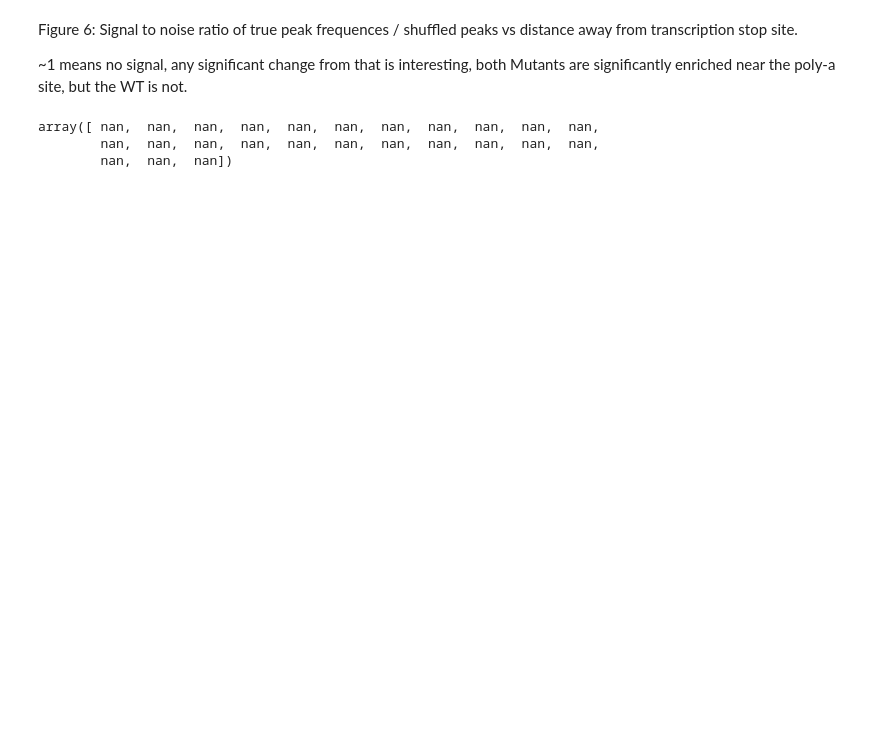
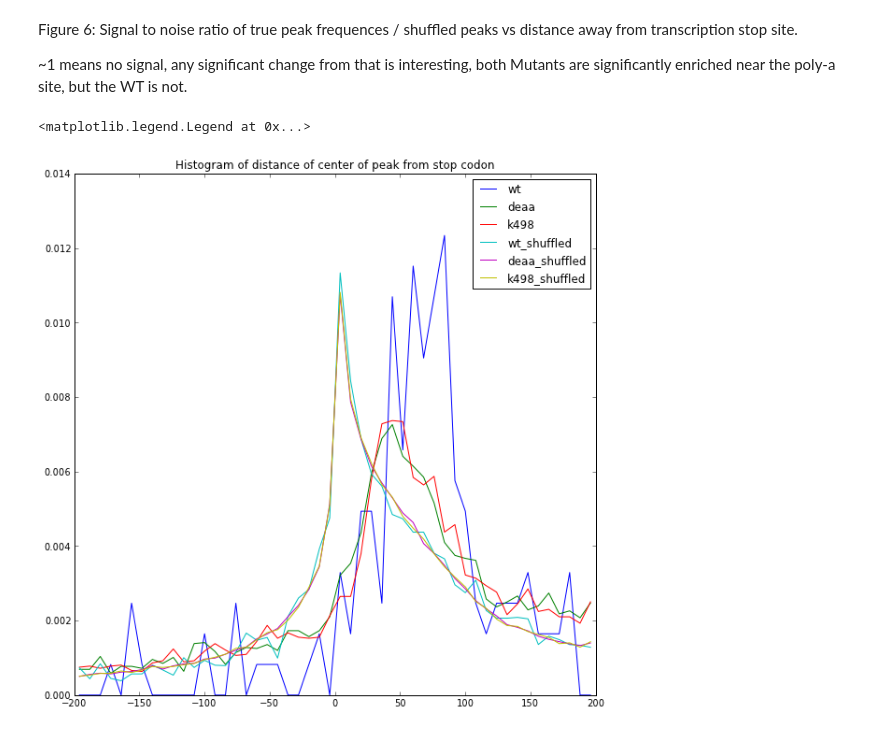
Before and after one commit to gpratt/iPython_Notebook, a Jupyter notebook: UPF1 Figure 1.ipynb, the cells around one changed output. Drawn from its saved outputs; the diff is of its cells as text; code cells hidden in the pictures; blank space fills up the shorter version.

```diff
--- a/UPF1 Figure 1.ipynb
+++ b/UPF1 Figure 1.ipynb
@@ -295,9 +293,3 @@ Figure 6:
 Signal to noise ratio of true peak frequences / shuffled peaks vs distance away from transcription stop site.
 
 ~1 means no signal, any significant change from that is interesting, both Mutants are significantly enriched near the poly-a site, but the WT is not.
-# %%
-WT_sn
-# %% [output]
-array([ nan,  nan,  nan,  nan,  nan,  nan,  nan,  nan,  nan,  nan,  nan,
-        nan,  nan,  nan,  nan,  nan,  nan,  nan,  nan,  nan,  nan,  nan,
-        nan,  nan,  nan])
@@ -303,0 +323,37 @@ array([ nan,  nan,  nan,  nan,  nan,  nan,  nan,  nan,  nan,  nan,  nan,
+# %%
+WT_combined = WT_shuffled[0]
+for x in range(1, len(WT_shuffled)):
+    WT_combined += WT_shuffled[x]
+
+WT_combined = WT_combined / len(WT_shuffled)
+
+DEAA_combined = DEAA_shuffled[0]
+for x in range(1, len(DEAA_shuffled)):
+    DEAA_combined += DEAA_shuffled[x]
+
+DEAA_combined = DEAA_combined / len(DEAA_shuffled)
+
+K498A_combined = K498A_shuffled[0]
+for x in range(1, len(K498A_shuffled)):
+    K498A_combined += K498A_shuffled[x]
+
+K498A_combined = K498A_combined / len(K498A_shuffled)
+# %%
+WT_sn = WT_y / WT_combined
+DEAA_sn = DEAA_y / DEAA_combined
+K498A_sn = K498A_y / K498A_combined
+x = [(K498A_x[n] + K498A_x[n+1]) / 2 for n in range(len(K498A_x) - 1)]
+# %%
+figsize(10,10)
+plot(x, WT_y, label="wt")
+plot(x, DEAA_y, label="deaa")
+plot(x, K498A_y, label="k498")
+
+plot(x, WT_combined, label="wt_shuffled")
+plot(x, DEAA_combined, label="deaa_shuffled")
+plot(x, K498A_combined, label="k498_shuffled")
+title("Histogram of distance of center of peak from stop codon")
+legend(loc=0)
+# %% [output]
+<matplotlib.legend.Legend at 0x...>
+[figure, added]
```
Also changed, not shown: parts of 11 cells of this notebook.
